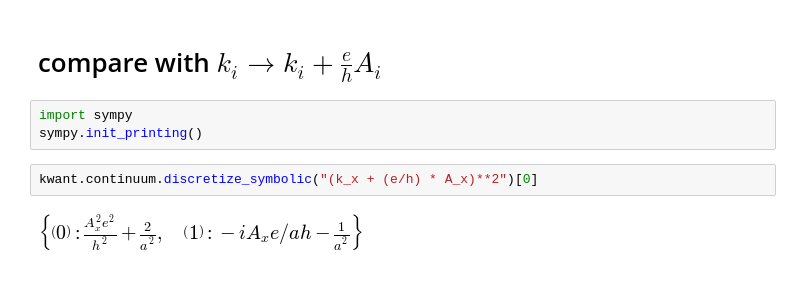
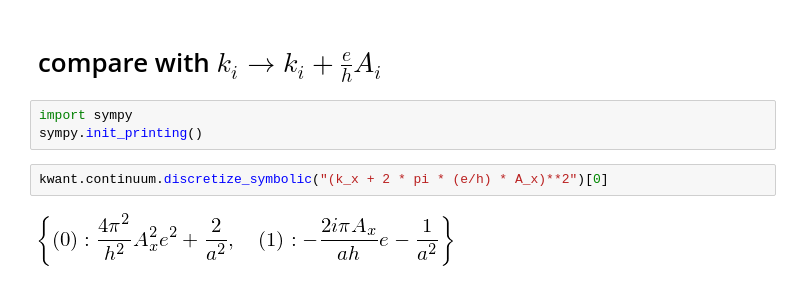
Before and after one commit to quantum-tinkerer/semicon, a Jupyter notebook: notebooks/wip - peierls.ipynb, the cells around one changed output. Saved outputs shown, nothing was run; the diff lists cells and outputs as text.

```diff
--- a/notebooks/wip - peierls.ipynb
+++ b/notebooks/wip - peierls.ipynb
@@ -48,9 +48,9 @@ plt.ylim(-.1, 2);
 import sympy
 sympy.init_printing()
 # %%
-kwant.continuum.discretize_symbolic("(k_x + (e/h) * A_x)**2")[0]
+kwant.continuum.discretize_symbolic("(k_x + 2 * pi * (e/h) * A_x)**2")[0]
 # %% [output]
-[figure, old version]
+[figure, new version]
 # %%
 hamiltonian = 'k_x**2'
 vector_potential = '[A_x, 0, 0]'
```
Also changed, not shown: parts of 2 cells of this notebook.
